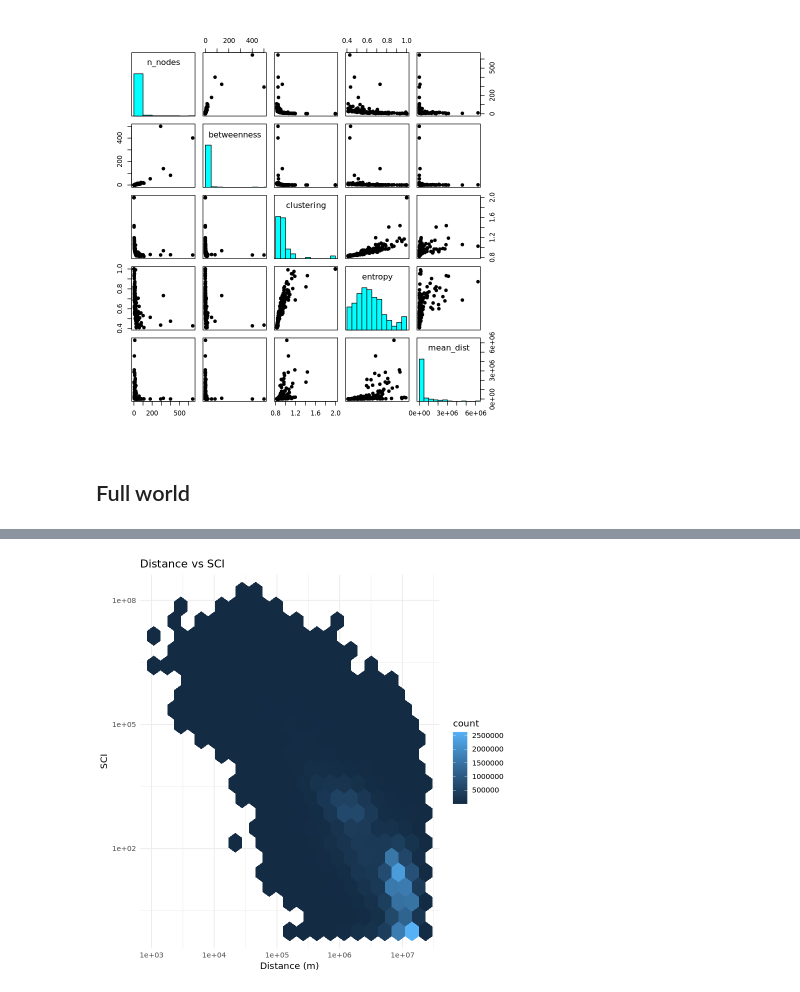
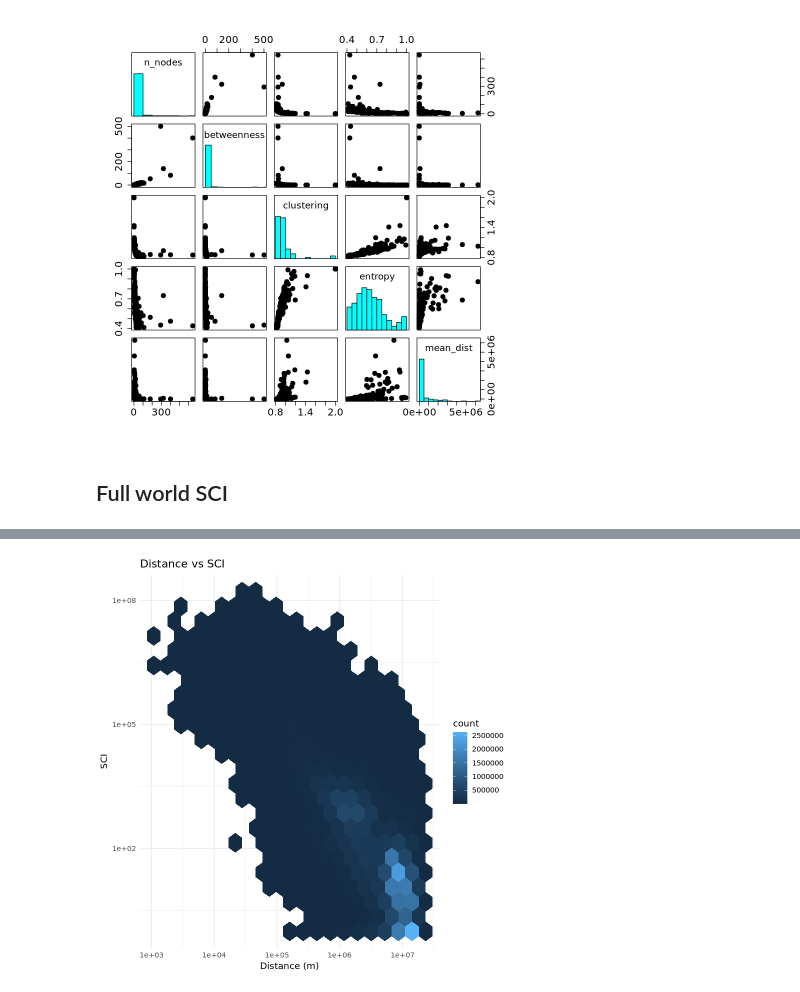
Before and after one commit to paololapo/ComplexNetworks_projects, a Jupyter notebook: code/task_44/Network_comparison.ipynb, the cells around one changed output, grey strips where cells are left out. Saved outputs shown, nothing was run; the diff lists cells and outputs as text; code cells hidden in the pictures.

Commit message:
Task 44 refactor

```diff
--- a/code/task_44/Network_comparison.ipynb
+++ b/code/task_44/Network_comparison.ipynb
@@ -10,12 +12,3 @@ library(hexbin)
 files <- list.files("../../data/task_44/networks")
 files <- files[grep("^[A-Za-z]{3}_nodes.csv$|^[A-Za-z]{3}_edges.csv$", files)]
 countries <- unique(sub("_nodes.csv$|_edges.csv$", "", files))
-# %%
-country <- sample(countries, 1) # To be replaced with a loop over all countries
-print(country)
-
-# Load and select nodes and edges
-nodes <- read.csv(paste0("../../data/task_44/networks/", country, "_nodes.csv"))
-nodes <- nodes |> select(nodeID, longitude, latitude)
-edges <- read.csv(paste0("../../data/task_44/networks/", country, "_edges.csv"))
-edges <- edges |> filter(nodeID_from >= nodeID_to) |> select(nodeID_from, nodeID_to, weight)
@@ -24,6 +14,0 @@ edges <- edges |> filter(nodeID_from >= nodeID_to) |> select(nodeID_from, nodeID
-# %%
-# Create the graph
-g <- graph_from_data_frame(edges, directed = FALSE, vertices = nodes)
-
-layout <- matrix(c(nodes$longitude, nodes$latitude), ncol = 2, byrow = FALSE)
-plot(g, layout = layout, vertex.size = 5, vertex.label = NA, edge.arrow.size = 0)
@@ -32,8 +14,0 @@ plot(g, layout = layout, vertex.size = 5, vertex.label = NA, edge.arrow.size = 0
-# %%
-# Extract analytics from the graph
-n_nodes <- vcount(g)
-diameter <- diameter(g) # equal to 1 for complete graphs
-betweenness(g, directed = FALSE, weights = E(g)$weight)
-transitivity(g, type = "weighted")
-diversity(g, weights=E(g)$weight)
-mean_distance(g,weights = E(g)$weights)
@@ -97,9 +42,16 @@ plot(nodes_count$n_nodes, nodes_count$count, type = "o", xlab = "Number of nodes
 # %%
-pairs(res |> select(-country, -diameter), pch = 19, diag.panel =  panel.hist)
+pairs(
+  res |> select(-country, -diameter),
+  pch = 19,
+  diag.panel = panel.hist,
+  cex = 1.5,
+  cex.labels = 1.4,
+  cex.axis = 1.5,
+)
 # %% [output]
-[figure, old version]
+[figure, new version]
 # %% [markdown]
-## Full world
+## Full world SCI
 # %%
 edges <- read.csv("../../data/task_44/networks/full_world_edges.csv")
 nodes <- read.csv("../../data/task_44/networks/full_world_nodes.csv")
```
Also changed, not shown: parts of 9 cells of this notebook, 6 other files.
